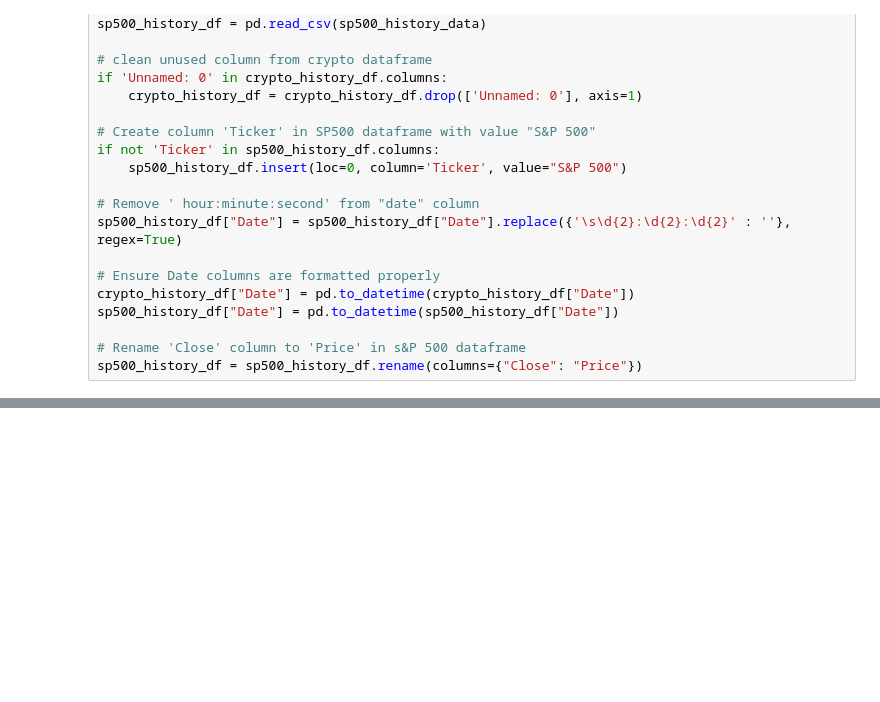
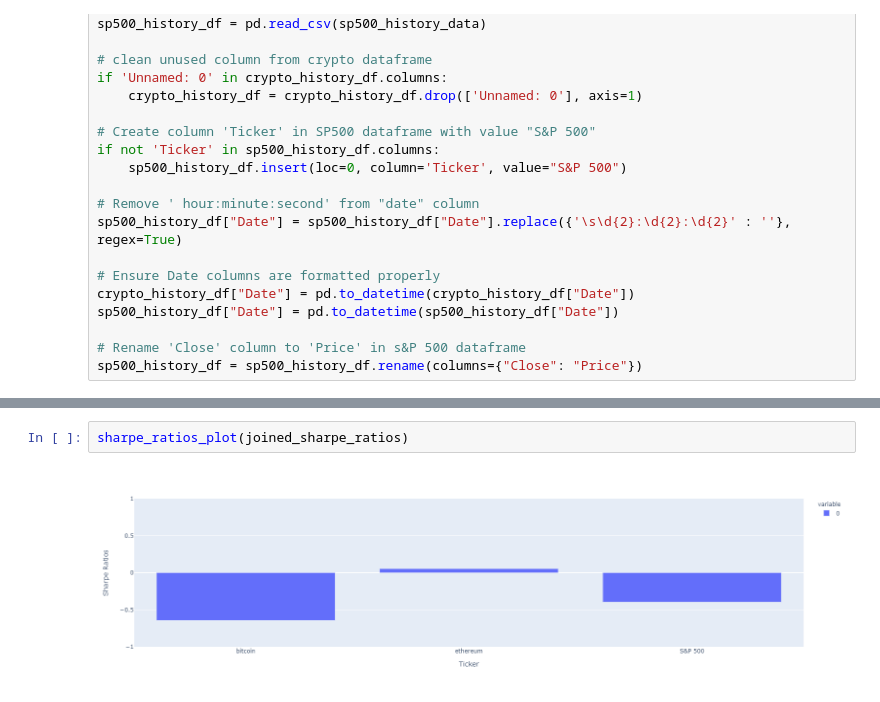
Before and after one commit to sbernard1129/crypto-analysis, a Jupyter notebook: analysis.ipynb, the cells around one changed output, grey strips where cells are left out. Drawn from its saved outputs; the diff is of its cells as text; blank space fills up the shorter version.

```diff
--- a/analysis.ipynb
+++ b/analysis.ipynb
@@ -144,0 +248,4 @@ cumulative_returns_plot(joined_cumulative_returns_df)
+# %%
+sharpe_ratios_plot(joined_sharpe_ratios)
+# %% [output]
+[figure, added]
```
Also changed, not shown: parts of 10 cells of this notebook.
